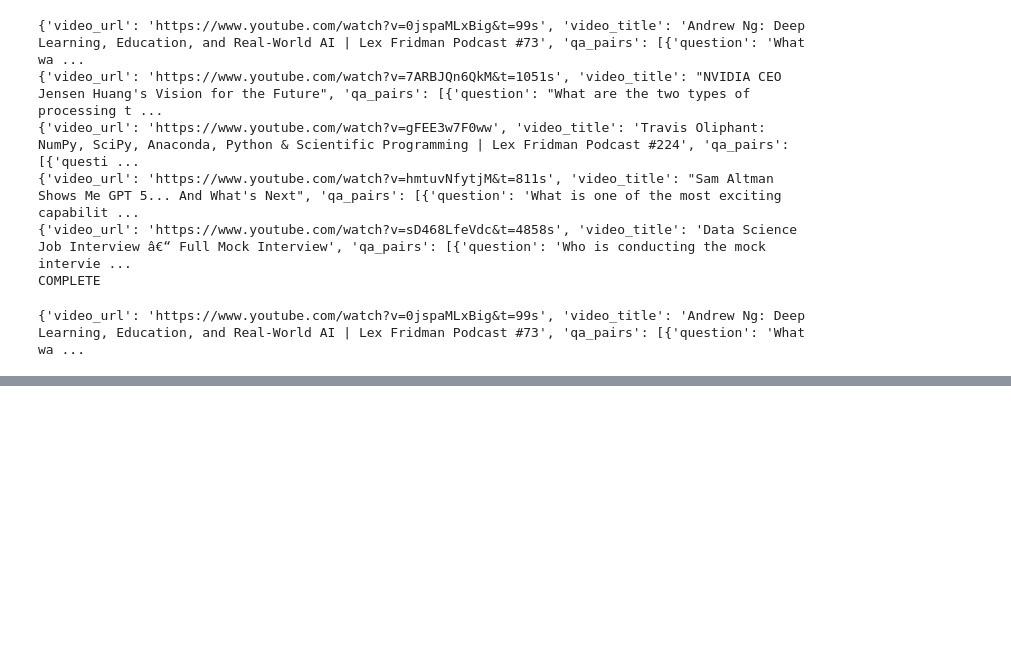
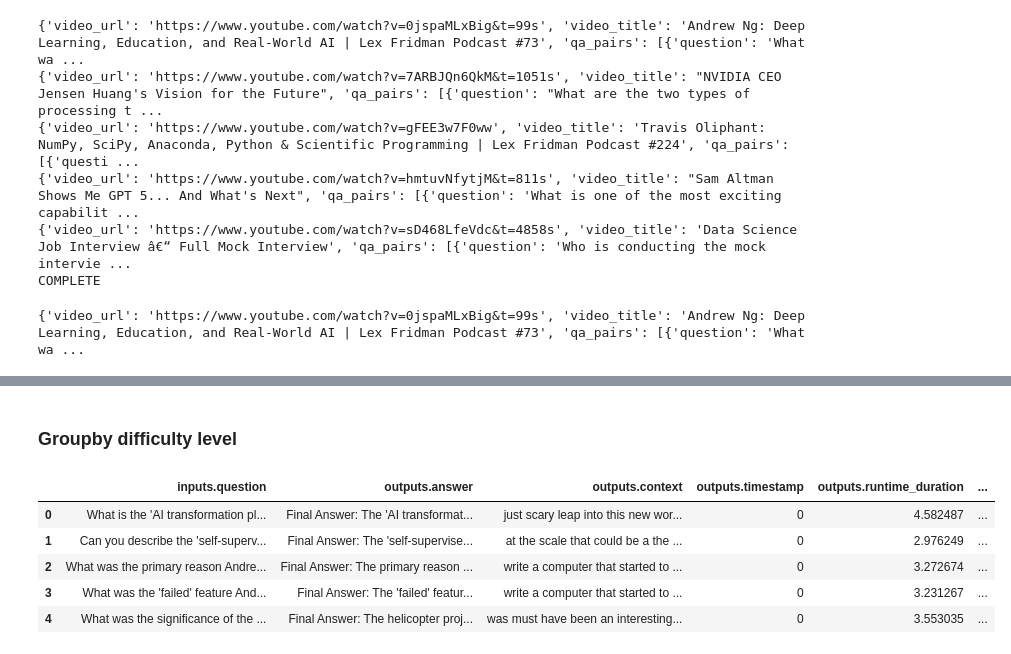
Before and after one commit to akshaypratap008/YouTube-RAG, a Jupyter notebook: notebooks/experimentation/test_evaluation_3.ipynb, the cells around one changed output, grey strips where cells are left out. Cells and saved outputs as stored; diff of their text form; code cells hidden in the pictures; blank space fills up the shorter version.

Commit message:
evaluation phase 1 complete

```diff
--- a/notebooks/experimentation/test_evaluation_3.ipynb
+++ b/notebooks/experimentation/test_evaluation_3.ipynb
@@ -43,0 +52,8 @@ print(data)
+# %%
+df1 = pd.read_csv("rag_evaluation/eval_results/eval_2026-08-10_19-21-53.csv")
+df2 = pd.read_csv("rag_evaluation/eval_results/eval_2026-08-10_19-42-09.csv")
+df3 = pd.read_csv("rag_evaluation/eval_results/eval_2026-08-10_19-47-57.csv")
+df4 = pd.read_csv("rag_evaluation/eval_results/eval_2026-08-10_19-54-10.csv")
+df5 = pd.read_csv("rag_evaluation/eval_results/eval_2026-08-10_19-57-35.csv")
+# %%
+df = pd.concat([df1, df2, df3, df4, df5])
@@ -43,0 +134,2 @@ print(data)
+# %% [markdown]
+### Groupby difficulty level
@@ -43,0 +138,9 @@ print(data)
+# %%
+df.head()
+# %% [output]
+|  | inputs.question | outputs.answer | outputs.context | outputs.timestamp | outputs.runtime_duration | ... |
+| 0 | What is the 'AI transformation pl... | Final Answer: The 'AI transformat... | just scary leap into this new wor... | 0 | 4.582487 | ... |
+| 1 | Can you describe the 'self-superv... | Final Answer: The 'self-supervise... | at the scale that could be a the ... | 0 | 2.976249 | ... |
+| 2 | What was the primary reason Andre... | Final Answer: The primary reason ... | write a computer that started to ... | 0 | 3.272674 | ... |
+| 3 | What was the 'failed' feature And... | Final Answer: The 'failed' featur... | write a computer that started to ... | 0 | 3.231267 | ... |
+| 4 | What was the significance of the ... | Final Answer: The helicopter proj... | was must have been an interesting... | 0 | 3.553035 | ... |
```
Also changed, not shown: parts of 10 cells of this notebook, 42 other files.
